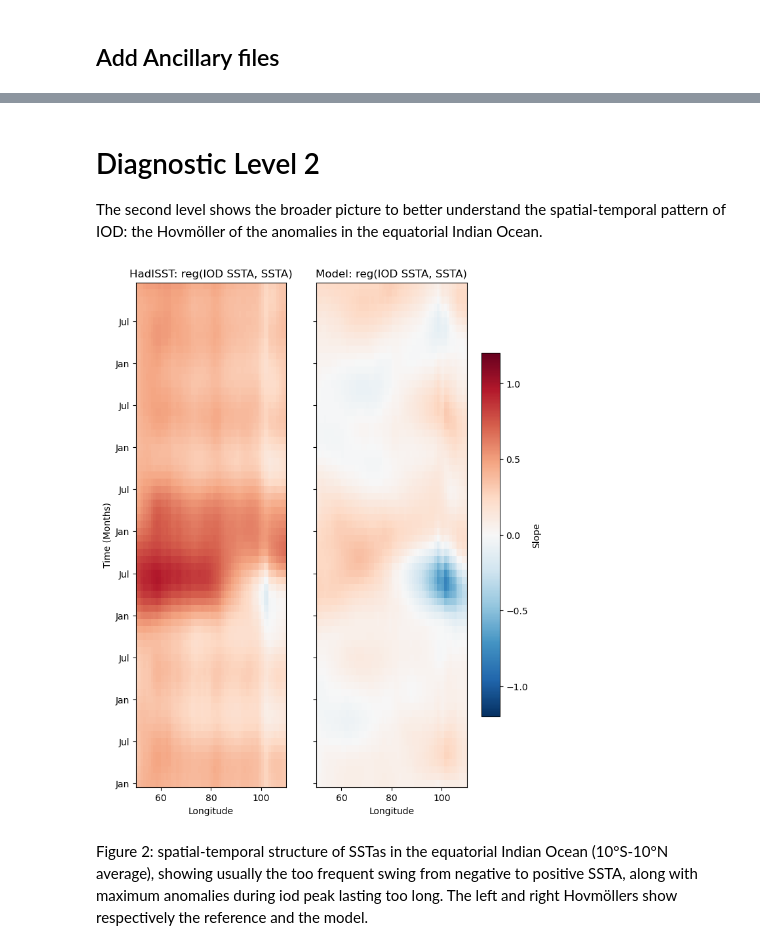
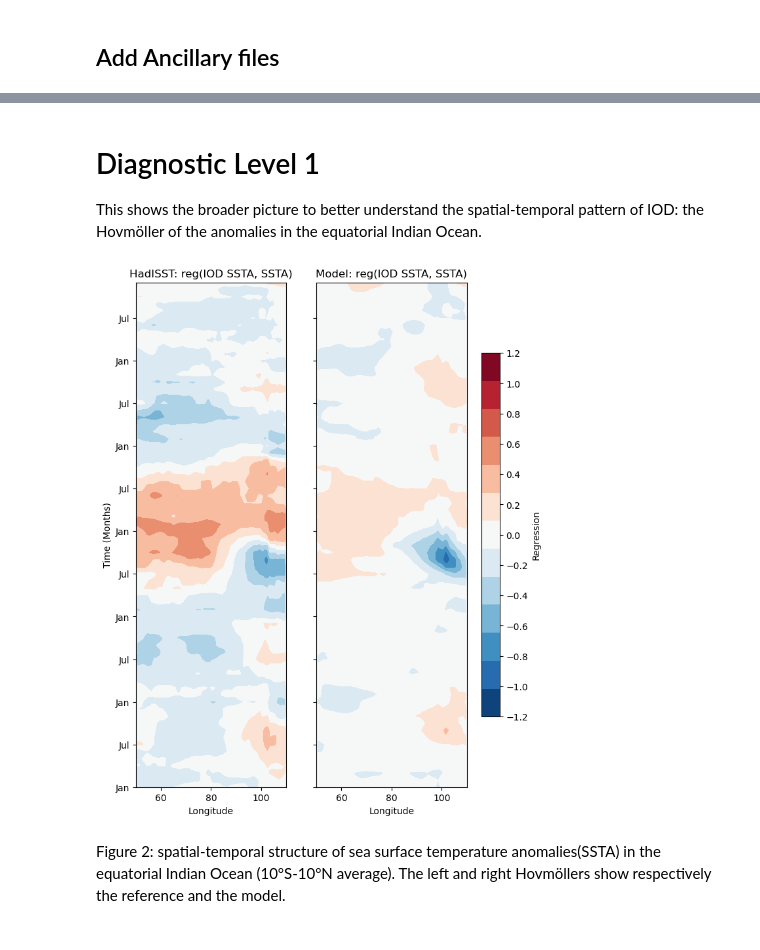
Before and after one commit to ACCESS-NRI/ACCESS-ENSO-recipes, a Jupyter notebook: IOD_recipes/IOD_lifecycle.ipynb, the cells around one changed output, grey strips where cells are left out. Saved outputs shown, nothing was run; the diff lists cells and outputs as text; code cells hidden in the pictures.

```diff
--- a/IOD_recipes/IOD_lifecycle.ipynb
+++ b/IOD_recipes/IOD_lifecycle.ipynb
@@ -90,7 +92,7 @@ obs_datasets = {
 ## Add Ancillary files
 # %%
 for name, dataset in model_datasets.items():
-    # dataset.add_supplementary(short_name='sftlf', mip="fx")
+    dataset.add_supplementary(short_name='sftof', mip="Ofx")
     dataset.add_supplementary(short_name="areacello", mip="Ofx")
 # %%
 model_datasets = {name: dataset.load() for name, dataset in model_datasets.items()}
@@ -119,27 +118,18 @@ def sst_iod_dmi(cube):
 
     iod_east = {"start_longitude": 90., "end_longitude": 110., "start_latitude": -10., "end_latitude": 0.}
     iod_west = {"start_longitude": 50., "end_longitude": 70., "start_latitude": -10., "end_latitude": 10.}
-    # cube = regrid(cube, target_grid="1x1", scheme="linear")
-
 
     cube = convert_units(cube, units="degC")
-    # cube = mask_landsea(cube, mask_out="land")
+    cube = detrend(cube, dimension="time", method="linear")
     cube_west = extract_region(cube, **iod_west)
     cube_east = extract_region(cube, **iod_east)
 
     # remove seasonal cycle
     cube_west = anomalies(cube_west, period='monthly')
     cube_east = anomalies(cube_east, period='monthly')
-    #detrend
-    cube_west = rolling_window_statistics(cube_west, coordinate='time',operator='mean', window_length=5)
-    cube_west = rolling_window_statistics(cube_west, coordinate='time',operator='mean', window_length=5)
-
-    cube_east = rolling_window_statistics(cube_east, coordinate='time',operator='mean', window_length=5)
-    cube_east = rolling_window_statistics(cube_east, coordinate='time',operator='mean', window_length=5)
 
     cube_west = area_statistics(cube_west, operator='mean')
     cube_east = area_statistics(cube_east, operator='mean')
-
 
     cube_dmi = cube_west - cube_east
 
@@ -147,13 +137,10 @@ def sst_iod_dmi(cube):
 
 
 def sst_meridional(cube): ##along latitude for area
-    iod_trop = {"start_longitude": 50., "end_longitude": 110., "start_latitude": -10., "end_latitude": 10.}
+    io_trop = {"start_longitude": 50., "end_longitude": 110., "start_latitude": -10., "end_latitude": 10.}
     cube = convert_units(cube, units="degC")
-    #mask
     cube = anomalies(cube, period='monthly')
-    cube = extract_region(cube, **iod_trop)
-    cube = rolling_window_statistics(cube, coordinate='time', operator='mean', window_length=5)
-    cube = rolling_window_statistics(cube, coordinate='time', operator='mean', window_length=5)
+    cube = extract_region(cube, **io_trop)
 
     cube = regrid(cube, target_grid="1x1", scheme="linear")
     cube = meridional_statistics(cube,operator='mean')
@@ -175,24 +159,19 @@ from iris.util import rolling_window
 def sst_regressed(dmi_cube, dmi_area):
     """Regression function for both 1d and area for lifecycle epochs."""
     dmi_sep = extract_month(dmi_cube, 9)
-    # 6 year epoch: [yr-2, yr-1, yr, yr+1, yr+2, yr+3] with monthly data (12) #& exclude first year
-    dmi_sel = rolling_window(dmi_cube[12:].data, window=6*12, step=12, axis=-1) #axis only time - 1d
-
+    # 6 year epoch: [yr-2, yr-1, yr, yr+1, yr+2, yr+3] with monthly data (12) # exclude first year
     dmi_area_sel = rolling_window(dmi_area[12:].data, window=6*12, step=12, axis=0) #2d
     a_data = dmi_area_sel.reshape(dmi_area_sel.shape[0], -1)
 
-    # linear regression
     # not first 2 or last 3 years for epochs # also exclude first year, leadlagyr=3
     b_data = dmi_sep[3:-3].data
     b_with_intercept = np.vstack([b_data, np.ones_like(b_data)]).T
-    print(dmi_sel.shape, b_with_intercept.shape)
-    coefs, _, _, _ = np.linalg.lstsq(b_with_intercept, dmi_sel, rcond=None)
 
     # 2 area linear regression
     coefs_area, _, _, _ = np.linalg.lstsq(b_with_intercept, a_data, rcond=None)
     slope_area = coefs_area[0].reshape(dmi_area_sel.shape[1], dmi_area_sel.shape[2])
 
-    return coefs[0], slope_area
+    return slope_area
 # %%
 model_dmi = model_datasets_prep1["ACCESS-ESM1-5"]
 model_dmi_area = model_datasets_prep2["ACCESS-ESM1-5"]
@@ -252,6 +193,6 @@ Figure 1: Temporal evolution of DMI, illustrating the IOD-associated variability
 # %% [markdown]
-# Diagnostic Level 2
-The second level shows the broader picture to better understand the spatial-temporal pattern of IOD: the Hovmöller of the anomalies in the equatorial Indian Ocean.
+# Diagnostic Level 1
+This shows the broader picture to better understand the spatial-temporal pattern of IOD: the Hovmöller of the anomalies in the equatorial Indian Ocean.
 # %%
 import matplotlib.pyplot as plt
 import numpy as np
@@ -259,39 +200,42 @@ import numpy as np
 # Define custom ticks for the y-axis (every 6 months)
 yticks = range(1, 73, 6)
 ytick_labels = ['Jan', 'Jul'] * (len(yticks) // 2)
 
 # Define shared color limits for both subplots
 vmin = -1.2 # min(np.min(slope_area), np.min(obs_slope_area))
 vmax = 1.2 # max(np.max(slope_area), np.max(obs_slope_area))
 
 # Create the subplots
 fig, (ax1, ax2) = plt.subplots(1, 2, figsize=(6, 10), sharey=True)
 
-# First subplot obs[0] - model[0]
-c1 = ax1.pcolormesh(obs_dmi_area.coord('longitude').points, range(1, 73), obs[1], shading='auto', cmap='RdBu_r', vmin=vmin, vmax=vmax)
+# First subplot
+c1 = ax1.contourf(obs_dmi_area.coord('longitude').points, range(1, 73), obs,
+                  cmap='RdBu_r', levels=np.linspace(vmin, vmax, 14))
 ax1.set_ylabel('Time (Months)')
 ax1.set_xlabel('Longitude')
 ax1.set_xlim([50,110])
 ax1.set_title('HadISST: reg(IOD SSTA, SSTA)')
 ax1.set_yticks(yticks)
 ax1.set_yticklabels(ytick_labels)
 
 # Second subplot
-c2 = ax2.pcolormesh(model_dmi_area.coord('longitude').points, range(1, 73), model[1], shading='auto', cmap='RdBu_r', vmin=vmin, vmax=vmax)
+c2 = ax2.contourf(model_dmi_area.coord('longitude').points, range(1, 73), model,
+                  cmap='RdBu_r', levels=np.linspace(vmin, vmax, 14))
 ax2.set_xlabel('Longitude')
 ax2.set_title('Model: reg(IOD SSTA, SSTA)')
 ax2.set_xlim([50,110])
 
 # Adjust the layout to add more space for the colorbar on the right
 plt.subplots_adjust(right=1.05)
 
 # Add a colorbar and position it slightly to the right of the plots
-cbar = fig.colorbar(c1, ax=[ax1, ax2], label='Slope', orientation='vertical', fraction=0.05, pad=0.04)
+ticks = np.arange(vmin, vmax + 0.2, 0.2)
+cbar = fig.colorbar(c1, ax=[ax1, ax2], label='Regression', orientation='vertical',
+                    ticks=ticks, fraction=0.05, pad=0.04)
 
 # Display the plot
-# plt.tight_layout()
-#plt.show()
+plt.show()
 # %% [output]
-[figure, old version]
+[figure, new version]
 # %% [markdown]
-Figure 2: spatial-temporal structure of SSTas in the equatorial Indian Ocean (10°S-10°N average), showing usually the too frequent swing from negative to positive SSTA, along with maximum anomalies during iod peak lasting too long. The left and right Hovmöllers show respectively the reference and the model.
+Figure 2: spatial-temporal structure of sea surface temperature anomalies(SSTA) in the equatorial Indian Ocean (10°S-10°N average). The left and right Hovmöllers show respectively the reference and the model.
```
Also changed, not shown: parts of 8 cells of this notebook, 7 other files.
